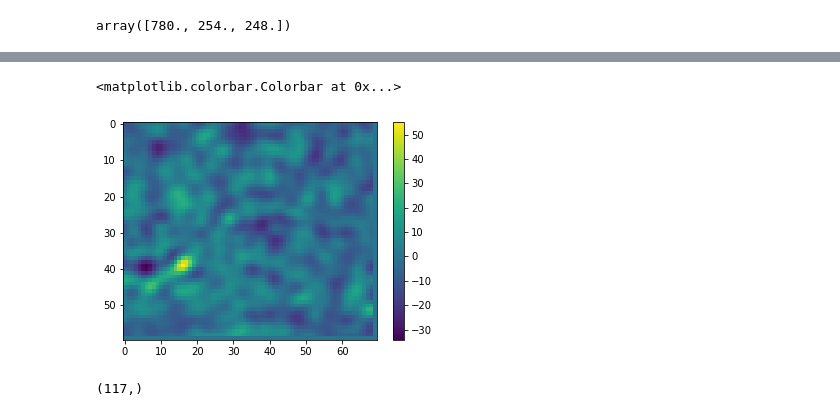
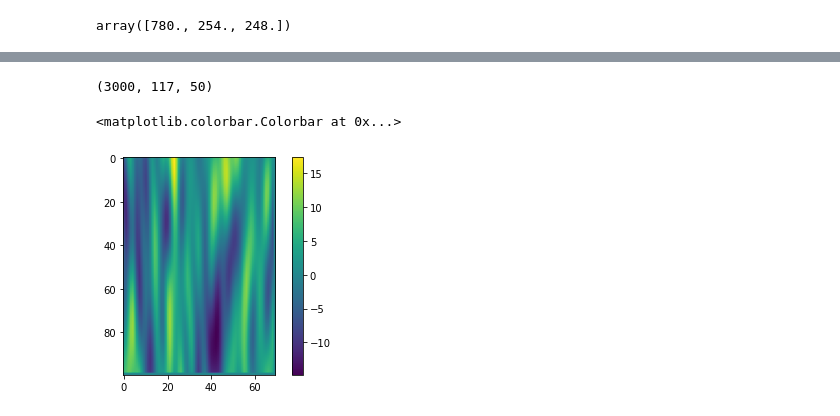
Before and after one commit to SheffieldML/advectionGPdatasets, a Jupyter notebook: juypter/Round Hill 2 example non neg example.ipynb, the cells around one changed output, grey strips where cells are left out. Drawn from its saved outputs; the diff is of its cells as text; code cells hidden in the pictures.

```diff
--- a/juypter/Round Hill 2 example non neg example.ipynb
+++ b/juypter/Round Hill 2 example non neg example.ipynb
@@ -34,25 +34,21 @@ np.array(boundary[1])-np.array(boundary[0])
 array([780., 254., 248.])
 # %%
 #set up our model...
-N_feat = 3000 #10000 #Number of features used to infer the source
+N_feat = 3000 #25^3 #2197 #10000 #Number of features used to infer the source
 Nparticles = 10
-#k = EQ(np.array([50,12,12]), 1000)
-#k = EQ(np.array([50,10,10]), 1000)
-k = EQ(np.array([50,10,10]), 200)
-res = [80,60,70]
-gbs = ((np.prod(res)*len(X)*8)/1024/1024/1000)
-print("Memory usage in grid model: %0.2f Gb" % gbs)
-#assert gbs<6, "TOO BIG :("
-noiseSD = 0.1
+k = EQ(np.array([200,9,9]), 200)
+#k = GaussianBases(np.array([120,9,9]), 200)
+res = [100,60,70]
+noiseSD = 0.01
 sensors = FixedSensorModel(X,3)
 windmodel=WindSimple(rh.experiments[0].windX,rh.experiments[0].windY)
 k_0 = 1
-mInfer = Model(resolution=res,boundary=boundary,N_feat=N_feat,noiseSD=noiseSD,kernel=k,sensormodel=sensors,windmodel=windmodel,k_0=k_0) #Initiate new model for inference
+mInfer = Model(resolution=res,boundary=boundary,N_feat=N_feat,noiseSD=noiseSD,kernel=k,sensormodel=sensors,windmodel=windmodel,k_0=k_0)
 mInfer.computeModelRegressors(Nparticles=Nparticles) # Compute regressor matrix
 print("Computed Regressors")
-meanZ, covZ = mInfer.computeZDistribution(Y) # Infers z vector mean and covariance using regressor matrix
+meanZ, covZ = mInfer.computeZDistribution(Y)
 
-Nsamps = 5
+Nsamps = 20
 if Nsamps==1:
     Zs = meanZ[None,:]
 else:
@@ -64,9 +60,6 @@ sources = np.array([mInfer.computeSourceFromPhiInterpolated(z) for z in Zs])
 sourcemean = np.mean(sources,0)
 sourcevar = np.var(sources,0)
 
-#concmean,concvar = mInfer.computeConcentration(meanZ,covZ,Nsamps=5,Nparticles=25,interpolateSource=True)
-
-
 concmean,concvar,concentrations = mInfer.computeConcentration(Nparticles=Nparticles,Zs=Zs,interpolateSource=True,coords=coords)
 
 gridsource = mInfer.getGridCoord(np.array([0,0,0])) #location of ground truth source
@@ -74,6 +67,6 @@ gridX = mInfer.getGridCoord(X[:,1:])/np.array(scaleby) #grid-coords of X (inputs
 mInferCoords = mInfer.coords
 
 testsensors = FixedSensorModel(Xtest,3)
-particles = mInfer.genParticlesFromObservations(10,testsensors)#[:,:,:]#.transpose([3,0,1,2,4])
+particles = mInfer.genParticlesFromObservations(50,testsensors)#[:,:,:]#.transpose([3,0,1,2,4])
 meanobs,varobs,obs = mInfer.computeConcentration(particles=particles,Zs=Zs,interpolateSource=True)
 # %% [output]
@@ -111,0 +100,4 @@ for i,s in enumerate(sources):
+# %%
+mInfer.kernel.getPhiValues(particles).shape
+# %% [output]
+(3000, 117, 50)
@@ -112,10 +107,7 @@ for i,s in enumerate(sources):
 # %%
-plt.imshow(sourcemean[10,:,:])
+plt.imshow(sourcemean[:,30,:])
 plt.colorbar()
+#plt.clim([-100,100])
 # %% [output]
 <matplotlib.colorbar.Colorbar at 0x...>
-[figure, old version]
+[figure, new version]
-# %%
-meanobs.shape
-# %% [output]
-(117,)
```
Also changed, not shown: parts of 37 cells of this notebook, 11 other files.
